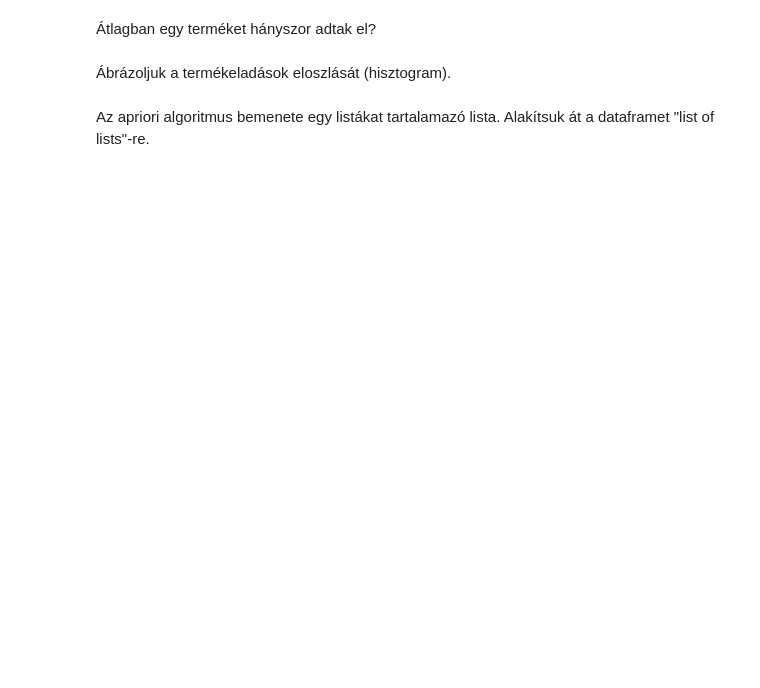
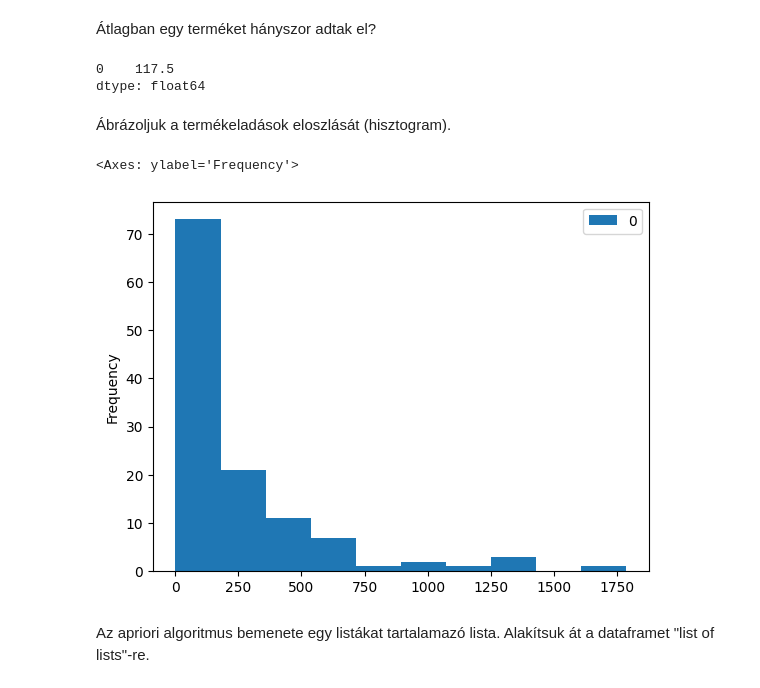
Before and after one commit to IK2023-info/ik2023-lab05-06-Bendzsike, a Jupyter notebook: 05-06_01_apriori.ipynb, the cells around one changed output. Cells and saved outputs as stored; diff of their text form; code cells hidden in the pictures; blank space fills up the shorter version.

```diff
--- a/05-06_01_apriori.ipynb
+++ b/05-06_01_apriori.ipynb
@@ -59,0 +74,5 @@ Hány különböző termék került eladásra?
+# %%
+all_items=np.concatenate(store_data.values)
+all_items= [x for x in all_items if str(x) !='nan']
+unique_items = np.unique(all_items)
+print(len(unique_items))
@@ -60,2 +81,9 @@ Hány különböző termék került eladásra?
 # %% [markdown]
 Melyik terméket hányszor adták el?
+# %%
+from collections import  Counter
+eladasok = Counter (all_items)
+#print(eladasok)
+eladasok_df = pd.DataFrame.from_dict(eladasok,orient ='index')
+eladasok_df.sort_values(0,inplace = True,ascending = False)
+eladasok_df.head(10)
@@ -62,6 +102,16 @@ Melyik terméket hányszor adták el?
 # %% [markdown]
 Átlagban egy terméket hányszor adtak el?
+# %%
+eladasok_df.median()
+# %% [output]
+0    117.5
+dtype: float64
 # %% [markdown]
 Ábrázoljuk a termékeladások eloszlását (hisztogram).
+# %%
+eladasok_df.plot.hist()
+# %% [output]
+<Axes: ylabel='Frequency'>
+[figure, added]
 # %% [markdown]
 Az  apriori algoritmus bemenete egy  listákat tartalamazó lista. Alakítsuk át a dataframet "list of lists"-re.
```
Also changed, not shown: parts of 13 cells of this notebook.
